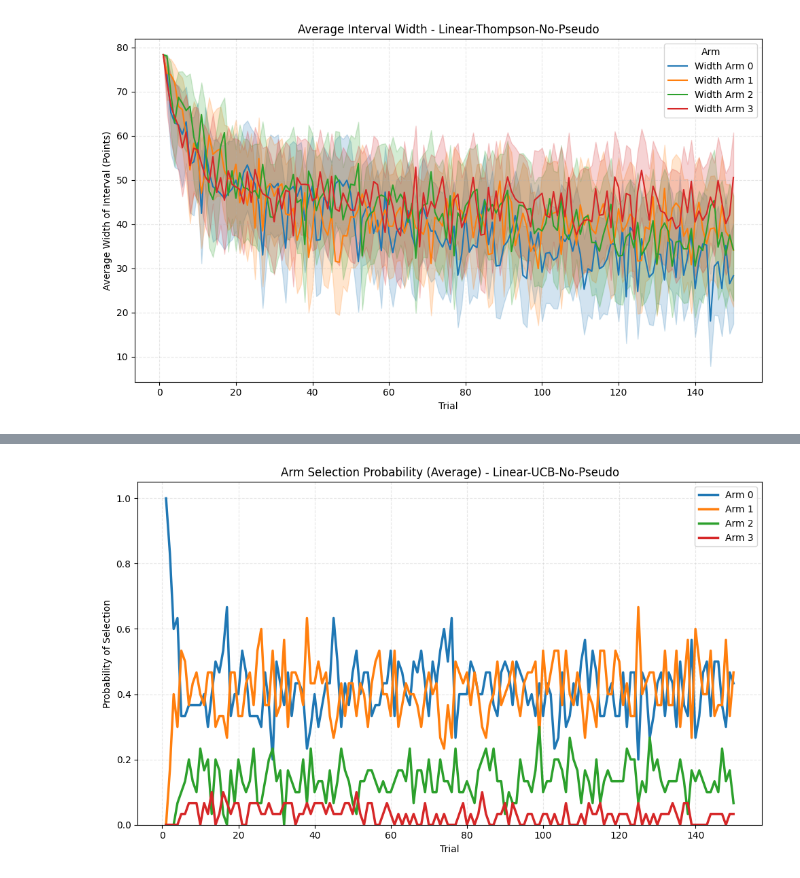
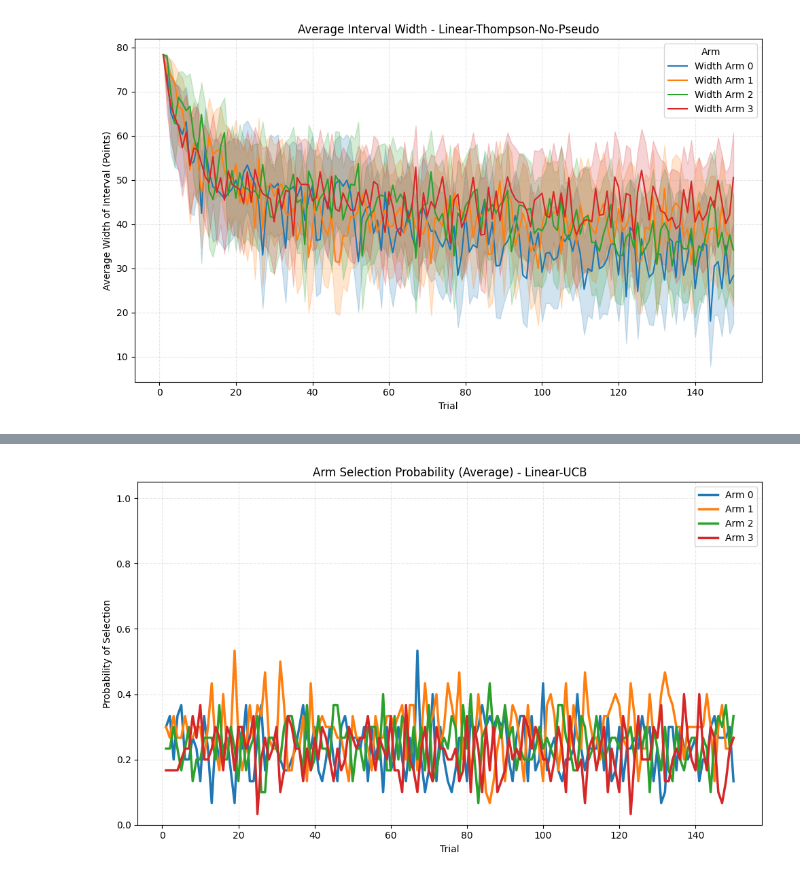
Before and after one commit to jk31/planets, a Jupyter notebook: testing.ipynb, the cells around one changed output, grey strips where cells are left out. Cells and saved outputs as stored; diff of their text form; code cells hidden in the pictures.

```diff
--- a/testing.ipynb
+++ b/testing.ipynb
@@ -370,4 +396,4 @@ plot_single_sim_cumulative_choices(df_results, simulation_id=random_run, agent_n
 # %%
-plot_avg_selection_prob(df_results, agent_name="Linear-UCB-No-Pseudo")
+plot_avg_selection_prob(df_results, agent_name="Linear-UCB")
 # %% [output]
-[figure, old version]
+[figure, new version]
```
Also changed, not shown: parts of 5 cells of this notebook, 2 other files.
